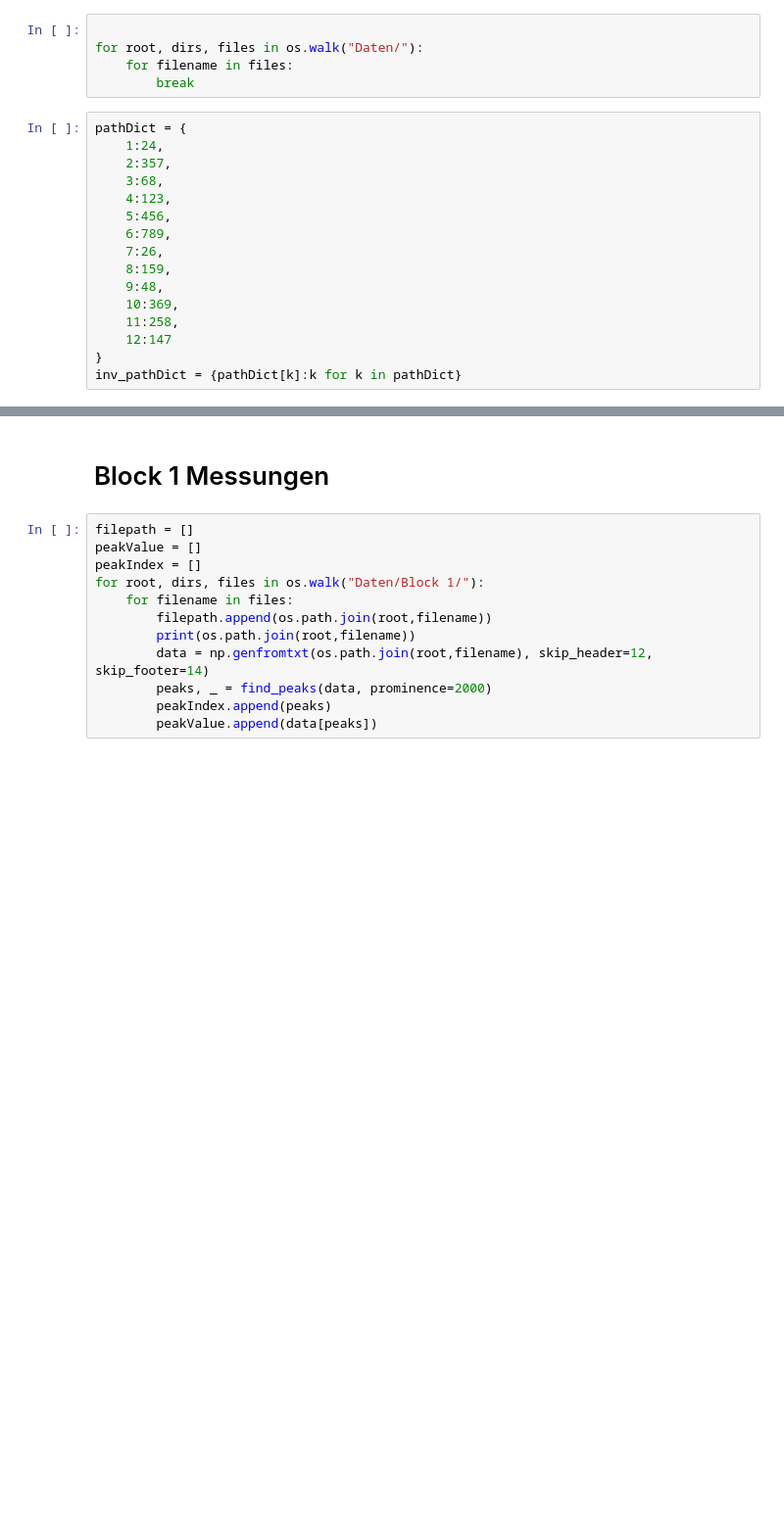
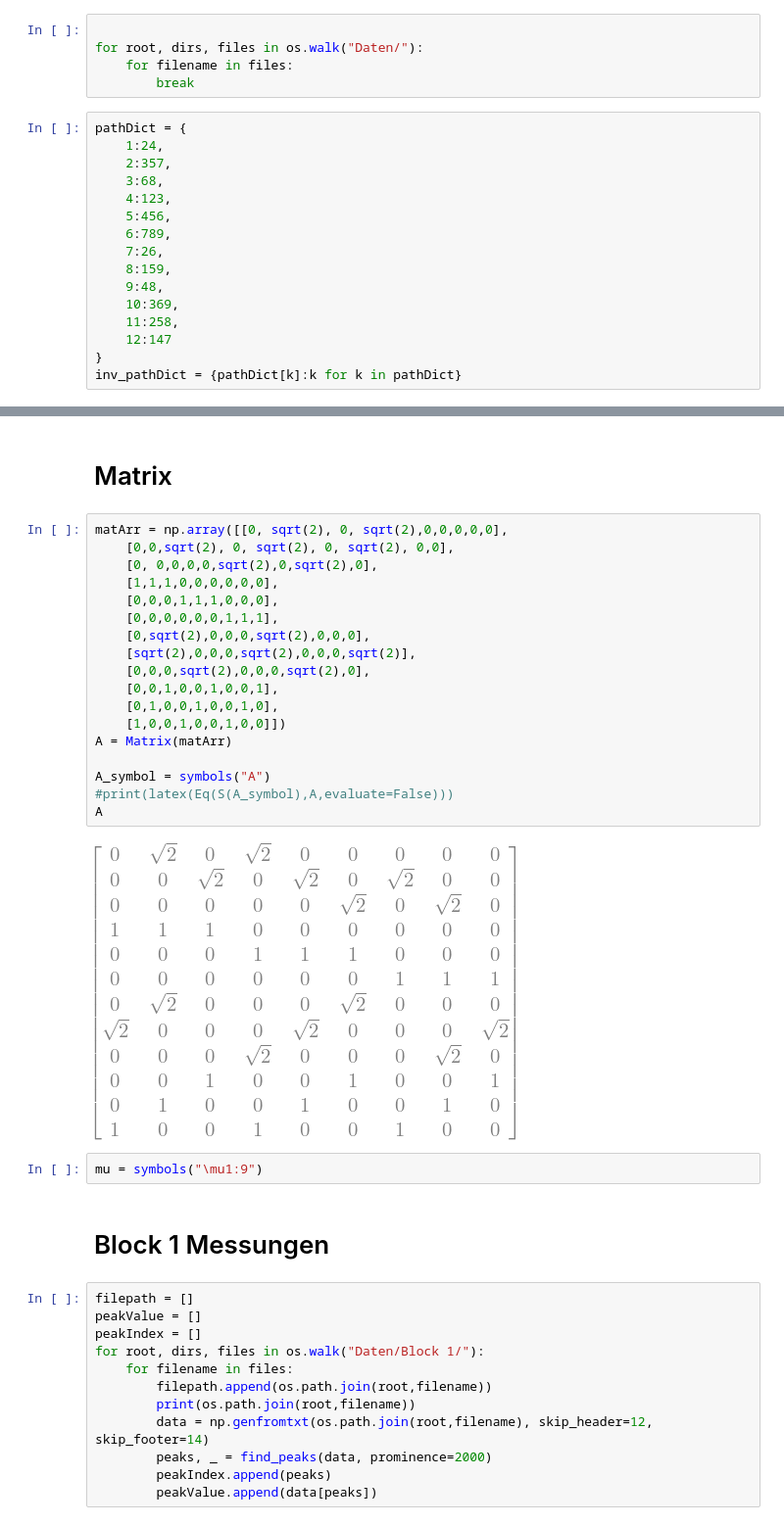
Before and after one commit to Ballasch/V14, a Jupyter notebook: Code.ipynb, the cells around one changed output, grey strips where cells are left out. Shown: that part at 98% size. Saved outputs shown, nothing was run; the diff lists cells and outputs as text; blank space fills up the shorter version.

Commit message:
In der Theorie fehlt Matrixrechnung!

```diff
--- a/Code.ipynb
+++ b/Code.ipynb
@@ -50,3 +73,27 @@ plt.savefig("Daten/leerlauf.pdf")
+# %% [markdown]
+# Matrix
+# %%
+matArr = np.array([[0, sqrt(2), 0, sqrt(2),0,0,0,0,0],
+    [0,0,sqrt(2), 0, sqrt(2), 0, sqrt(2), 0,0],
+    [0, 0,0,0,0,sqrt(2),0,sqrt(2),0],
+    [1,1,1,0,0,0,0,0,0],
+    [0,0,0,1,1,1,0,0,0],
+    [0,0,0,0,0,0,1,1,1],
+    [0,sqrt(2),0,0,0,sqrt(2),0,0,0],
+    [sqrt(2),0,0,0,sqrt(2),0,0,0,sqrt(2)],
+    [0,0,0,sqrt(2),0,0,0,sqrt(2),0],
+    [0,0,1,0,0,1,0,0,1],
+    [0,1,0,0,1,0,0,1,0],
+    [1,0,0,1,0,0,1,0,0]])
+A = Matrix(matArr)
+
+A_symbol = symbols("A")
+#print(latex(Eq(S(A_symbol),A,evaluate=False)))
+A
+# %% [output]
+[figure, added]
+# %%
+mu = symbols("\mu1:9")
 # %% [markdown]
 # Block 1 Messungen
 # %%
```
Also changed, not shown: parts of 24 cells of this notebook, 11 other files.
